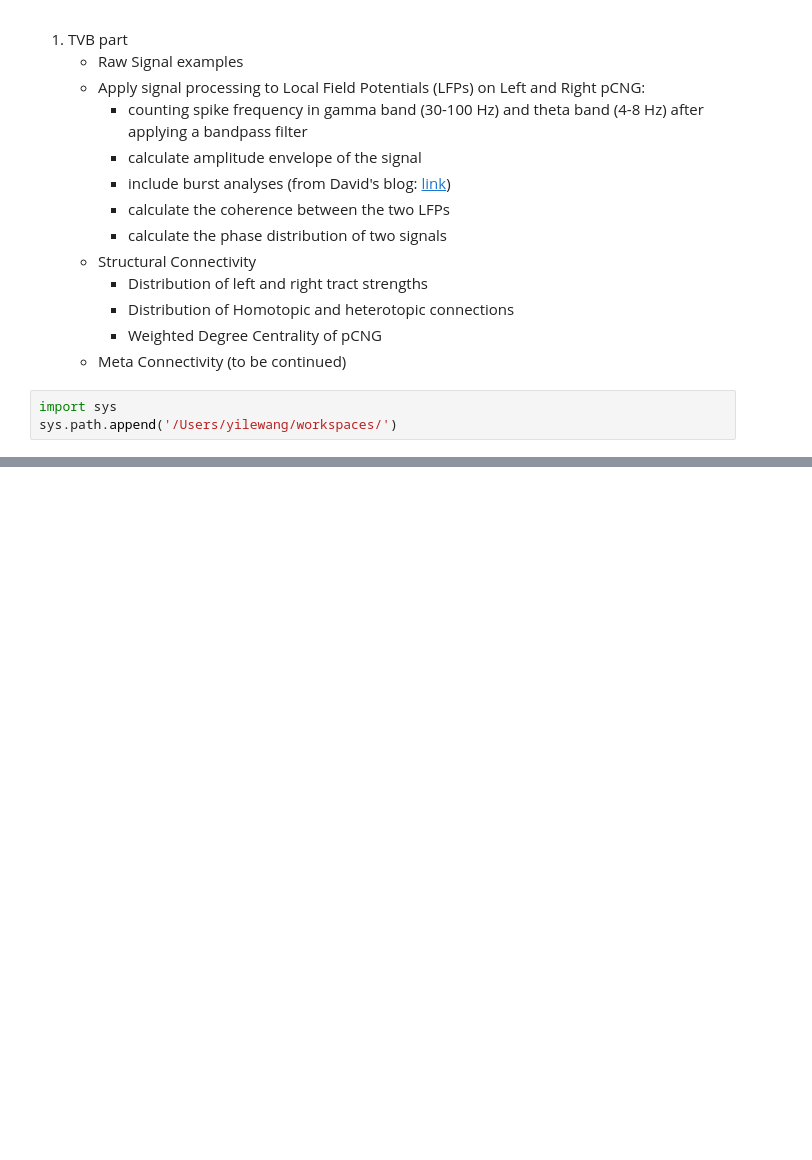
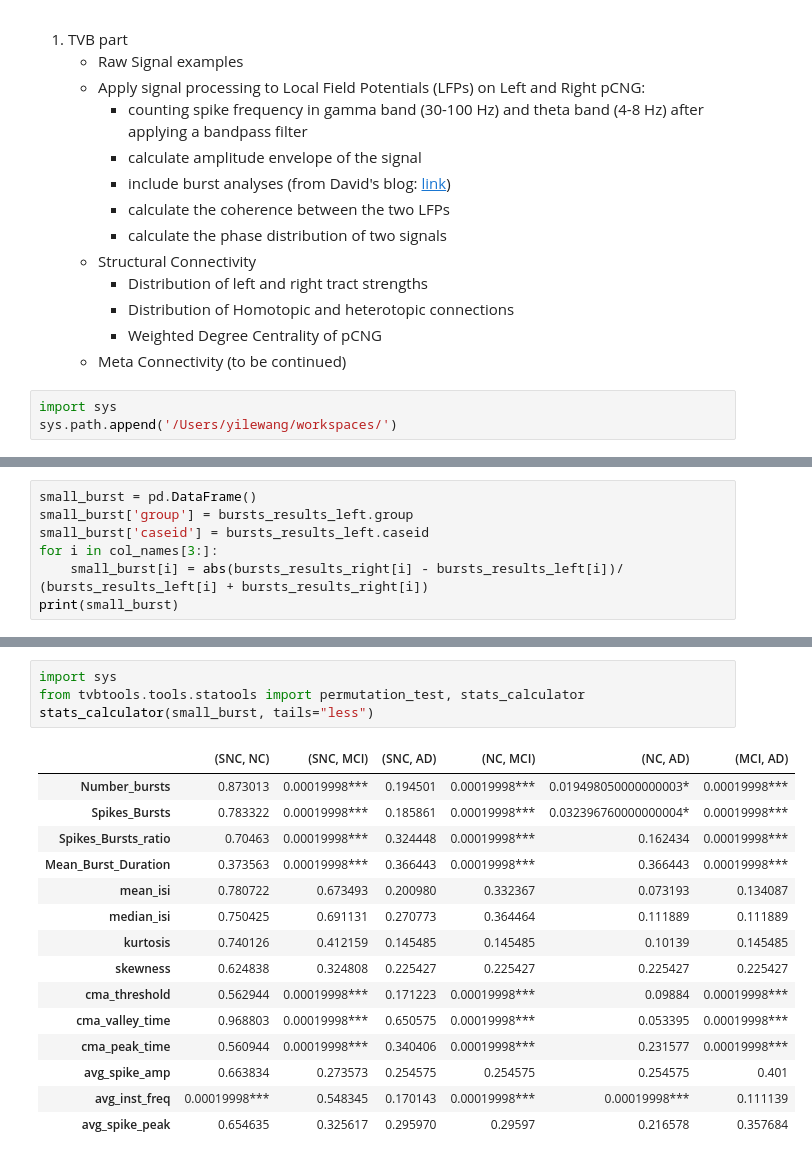
Before and after one commit to yilewang/tvbdemos, a Jupyter notebook: asymmetry_project/ALL_ANALYSES.ipynb, the cells around one changed output, grey strips where cells are left out. Saved outputs shown, nothing was run; the diff lists cells and outputs as text; blank space fills up the shorter version.

```diff
--- a/asymmetry_project/ALL_ANALYSES.ipynb
+++ b/asymmetry_project/ALL_ANALYSES.ipynb
@@ -35,0 +230,7 @@ from tvbtools.tools import burst_detection
+# %%
+small_burst = pd.DataFrame()
+small_burst['group'] = bursts_results_left.group
+small_burst['caseid'] = bursts_results_left.caseid
+for i in col_names[3:]:
+    small_burst[i] = abs(bursts_results_right[i] - bursts_results_left[i])/ (bursts_results_left[i] + bursts_results_right[i])
+print(small_burst)
@@ -35,0 +255,20 @@ from tvbtools.tools import burst_detection
+# %%
+import sys
+from tvbtools.tools.statools import permutation_test, stats_calculator
+stats_calculator(small_burst, tails="less")
+# %% [output]
+|  | (SNC, NC) | (SNC, MCI) | (SNC, AD) | (NC, MCI) | (NC, AD) | (MCI, AD) |
+| Number_bursts | 0.873013 | 0.00019998*** | 0.194501 | 0.00019998*** | 0.019498050000000003* | 0.00019998*** |
+| Spikes_Bursts | 0.783322 | 0.00019998*** | 0.185861 | 0.00019998*** | 0.032396760000000004* | 0.00019998*** |
+| Spikes_Bursts_ratio | 0.70463 | 0.00019998*** | 0.324448 | 0.00019998*** | 0.162434 | 0.00019998*** |
+| Mean_Burst_Duration | 0.373563 | 0.00019998*** | 0.366443 | 0.00019998*** | 0.366443 | 0.00019998*** |
+| mean_isi | 0.780722 | 0.673493 | 0.200980 | 0.332367 | 0.073193 | 0.134087 |
+| median_isi | 0.750425 | 0.691131 | 0.270773 | 0.364464 | 0.111889 | 0.111889 |
+| kurtosis | 0.740126 | 0.412159 | 0.145485 | 0.145485 | 0.10139 | 0.145485 |
+| skewness | 0.624838 | 0.324808 | 0.225427 | 0.225427 | 0.225427 | 0.225427 |
+| cma_threshold | 0.562944 | 0.00019998*** | 0.171223 | 0.00019998*** | 0.09884 | 0.00019998*** |
+| cma_valley_time | 0.968803 | 0.00019998*** | 0.650575 | 0.00019998*** | 0.053395 | 0.00019998*** |
+| cma_peak_time | 0.560944 | 0.00019998*** | 0.340406 | 0.00019998*** | 0.231577 | 0.00019998*** |
+| avg_spike_amp | 0.663834 | 0.273573 | 0.254575 | 0.254575 | 0.254575 | 0.401 |
+| avg_inst_freq | 0.00019998*** | 0.548345 | 0.170143 | 0.00019998*** | 0.00019998*** | 0.111139 |
+| avg_spike_peak | 0.654635 | 0.325617 | 0.295970 | 0.29597 | 0.216578 | 0.357684 |
```
Also changed, not shown: parts of 6 cells of this notebook, 1 other file.
